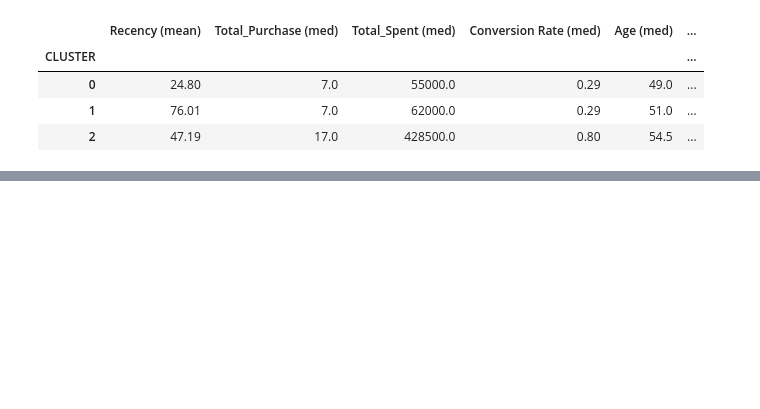
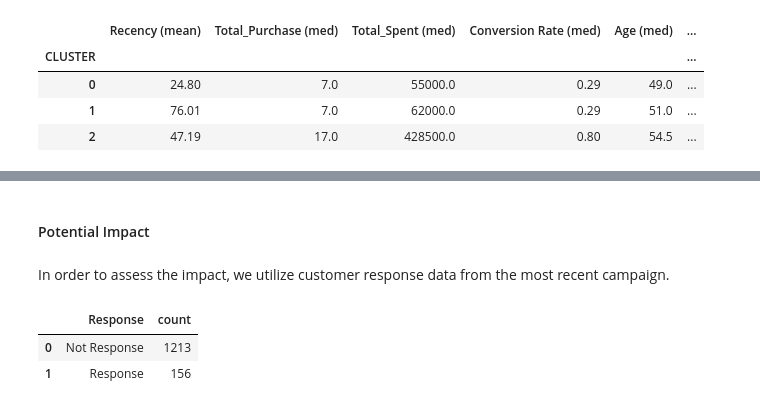
Before and after one commit to lutfiahk/Predict-Customer-Personality, a Jupyter notebook: notebook.ipynb, the cells around one changed output, grey strips where cells are left out. Saved outputs shown, nothing was run; the diff lists cells and outputs as text; code cells hidden in the pictures; blank space fills up the shorter version.

```diff
--- a/notebook.ipynb
+++ b/notebook.ipynb
@@ -718,0 +747,12 @@ https://nealanalytics.com/blog/customer-segmentation-using-rfm-analysis/
+# %% [markdown]
+#### Potential Impact
+# %% [markdown]
+In order to assess the impact, we utilize customer response data from the most recent campaign.
+# %%
+response = df.groupby('Response').agg(count = ('ID', 'nunique')).reset_index()
+response = response.replace({0:'Not Response', 1:'Response'})
+response
+# %% [output]
+|  | Response | count |
+| 0 | Not Response | 1213 |
+| 1 | Response | 156 |
```
Also changed, not shown: parts of 22 cells of this notebook.
